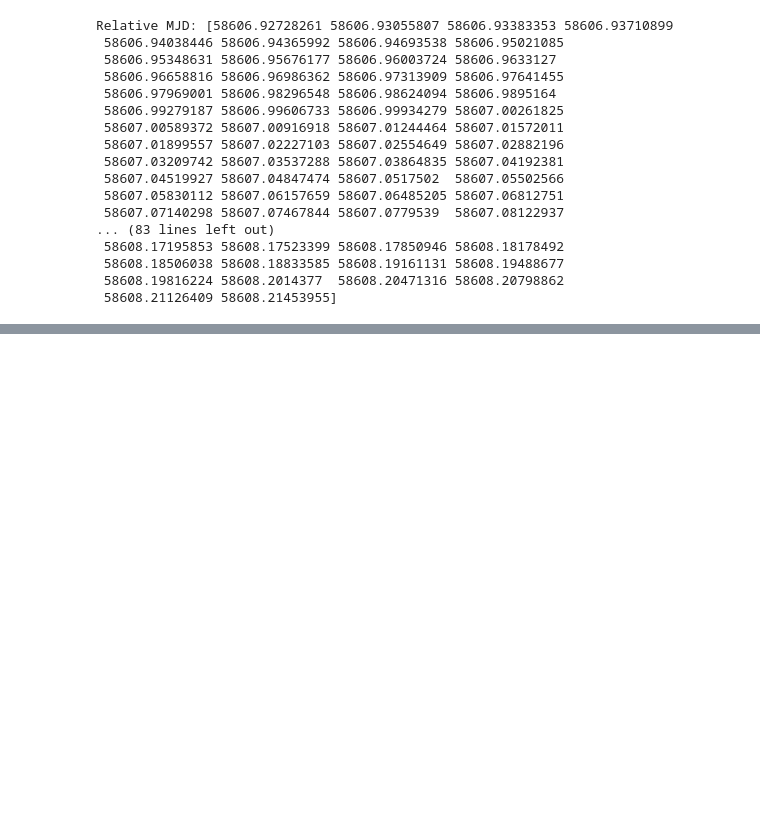
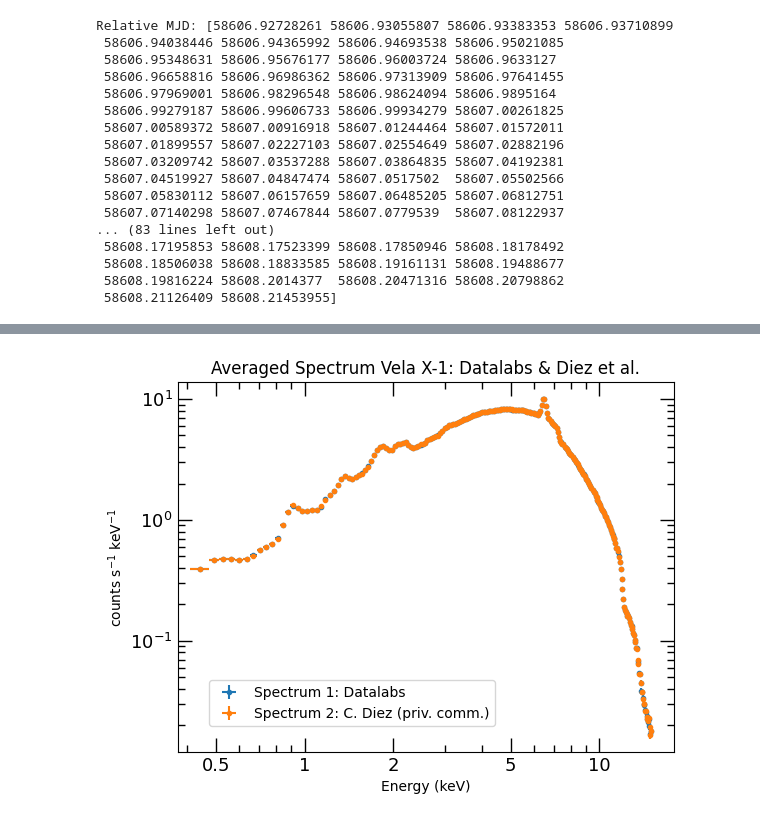
Before and after one commit to eggulbahar/XMM-SAS-Datalabs-Paper, a Jupyter notebook: Vela x1 testingground.ipynb, the cells around one changed output, grey strips where cells are left out. Saved outputs shown, nothing was run; the diff lists cells and outputs as text; code cells hidden in the pictures; blank space fills up the shorter version.

```diff
--- a/Vela x1 testingground.ipynb
+++ b/Vela x1 testingground.ipynb
@@ -893,0 +915,22 @@ Relative MJD: [58606.92728261 58606.93055807 58606.93383353 58606.93710899
+# %%
+# Customize the plot appearance
+plt.xscale('log')
+plt.yscale('log')
+plt.xlabel(labels[0])
+plt.ylabel(labels[1])
+plt.title('Averaged Spectrum Vela X-1: Datalabs & Diez et al.')
+plt.tick_params(axis='both', which='both', direction='in', top=True, right=True)
+plt.tick_params(axis='both', which='major', labelsize=13, length=10, width=1)
+plt.tick_params(axis='both', which='minor', length=5, width=1)
+plt.xticks([0.5, 1, 2, 5, 10], labels=[0.5, 1, 2, 5, 10])
+
+
+# Plot your spectrum with error bars
+plt.errorbar(energies,rates,xerr=edeltas,yerr=errors,fmt='.',label='Spectrum 1: Datalabs')
+plt.errorbar(energies2,rates2,xerr=edeltas2,yerr=errors2,fmt='.',label='Spectrum 2: C. Diez (priv. comm.)')
+
+plt.legend(fontsize=10, loc='lower left', bbox_to_anchor=(0.05, 0.05))
+
+plt.savefig(wdir+"/averaged-spec-both.png", dpi=300)
+# %% [output]
+[figure, added]
```
Also changed, not shown: parts of 1 cell of this notebook, 3 other files.
